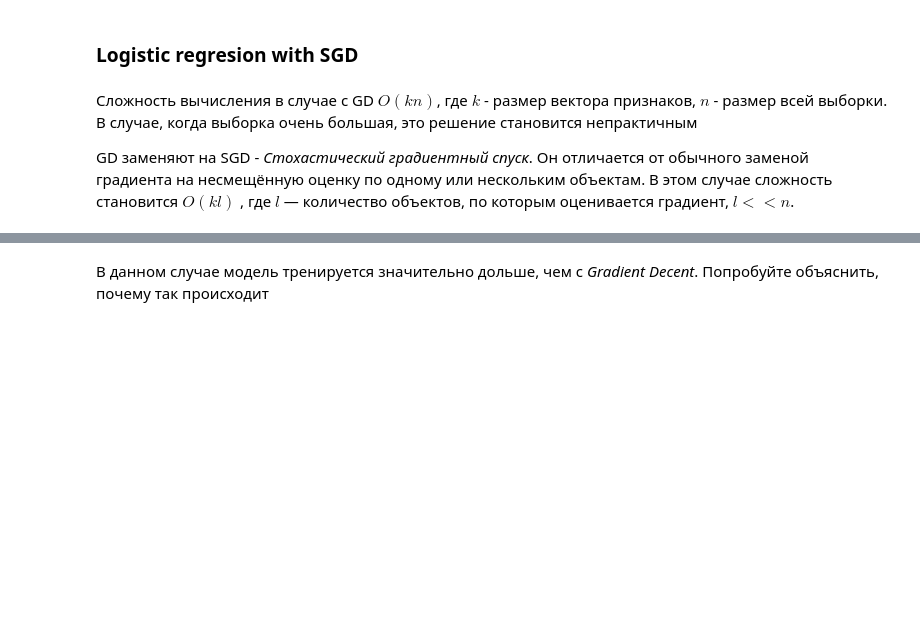
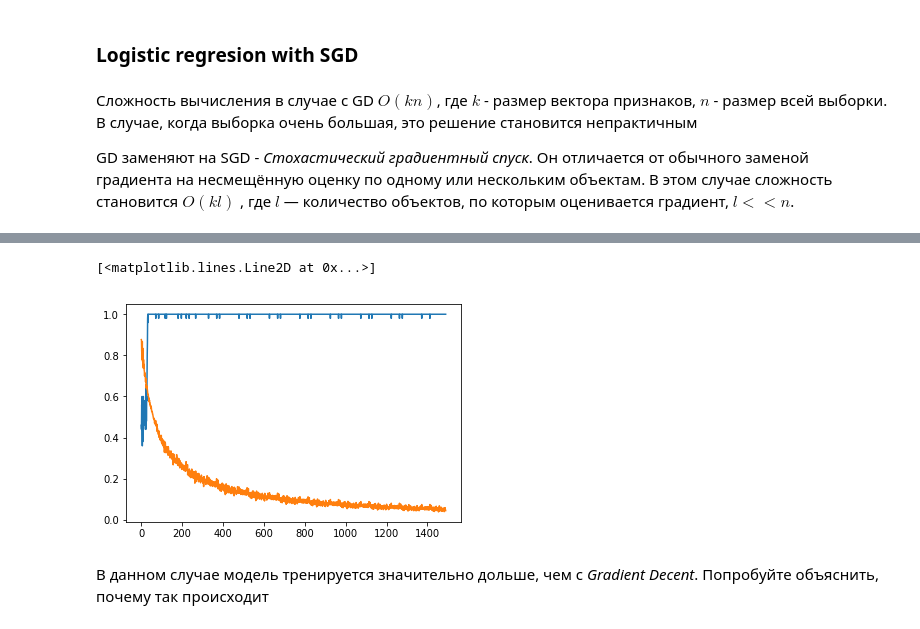
Before and after one commit to aogavrilov/deep_learning_2018-19, a Jupyter notebook: homeworks/[homework,prodv]OOP_and_optimization.ipynb, the cells around one changed output, grey strips where cells are left out. Cells and saved outputs as stored; diff of their text form; code cells hidden in the pictures; blank space fills up the shorter version.

```diff
--- a/homeworks/[homework,prodv]OOP_and_optimization.ipynb
+++ b/homeworks/[homework,prodv]OOP_and_optimization.ipynb
@@ -379,10 +377,3 @@ class LogisticRegressionGD:
             accs.append(acc)
 
         return accs, losses
-# %%
-from sklearn.linear_model import LogisticRegression
-model = LogisticRegressionGD()
-model2 = LogisticRegression(C = 1e-10)
-model2.fit(X_train, y_train)
-accs, losses = model.fit(X_train, y_train)
-model2.get_params()
@@ -431,3 +407,7 @@ plt.show()
 В случае, когда выборка очень большая, это решение становится непрактичным
 
 GD заменяют на SGD - *Стохастический градиентный спуск*. Он отличается от обычного заменой градиента на несмещённую оценку по одному или нескольким объектам. В этом случае сложность становится  $O(kl)$ , где  $l$  — количество объектов, по которым оценивается градиент,  $l << n$.
+# %%
+X = np.array([[1, 2, 3], [6, 7, 3], [4, 5, 9]])
+y = np.array([100, 200, 300])
+(X, y)
@@ -434,5 +418,8 @@ GD заменяют на SGD - *Стохастический градиентн
 # %%
-def batch_generator(X, y, batch_size=100):
+def sigmoid(h):
+    return 1. / (1 + np.exp(-h))
+
+def batch_generator(X, y, batch_size=50):
     """
         Необходимо написать свой генератор батчей.
         Если вы не знаете, что такое генератор, то, возможно,
@@ -447,11 +434,13 @@ def batch_generator(X, y, batch_size=100):
     num_batches = num_samples // batch_size
     for i in range(num_batches-1):
         # Необходимо отдать batch_size обьектов и соответствующие им target
-        #YOUR_CODE
+        yield (X[batch_size * i : batch_size * (i + 1)], y[batch_size * i : batch_size * (i + 1)])
+
+
 
 class LogisticRegressionSGD:
     def __init__(self):
-        pass
+        self.W = None
 
     def __extend_X(self, X):
         """
@@ -461,7 +450,8 @@ class LogisticRegressionSGD:
             вычисления, т.е., вместо того, чтобы считать X@W + b
             можно было считать X_ext@W_ext
         """
-        #YOUR_CODE
+        return np.concatenate((np.ones((X.shape[0], 1)), X), axis = 1)
+
 
     def init_weights(self, input_size, output_size):
         """
@@ -471,7 +461,7 @@ class LogisticRegressionSGD:
             нормального распределения со средним 0 и стандартным отклонением 0.01
         """
         np.random.seed(42)
-        self.W = #YOUR_CODE
+        self.W = np.random.normal(0, 0.1, (input_size, output_size))
 
     def get_loss(self, p, y):
         """
@@ -479,7 +469,8 @@ class LogisticRegressionSGD:
             @param p: Вероятности принадлежности к классу 1
             @param y: Истинные метки
         """
-        #YOUR_CODE
+        return - 1 * np.mean(y * np.log(p) + (1 - y) * np.log(1 - p))
+
 
     def get_prob(self, X):
         """
@@ -489,14 +480,14 @@ class LogisticRegressionSGD:
         """
         if X.shape[1] != self.W.shape[0]:
             X = self.__extend_X(X)
-        #YOUR_CODE
+        return sigmoid(X @ self.W)
 
     def get_acc(self, p, y, threshold=0.5):
         """
             Данный метод вычисляет accuracy:
             acc = \frac{1}{len(y)}\sum_{i=1}^{len(y)}{I[y_i == (p_i >= threshold)]}
         """
-        #YOUR_CODE
+        return np.sum(y == (p >= threshold)) / len(y)
 
     def fit(self, X, y, num_epochs=10, lr=0.001):
 
@@ -510,8 +501,8 @@ class LogisticRegressionSGD:
             for X_, y_ in gen:
                 p = self.get_prob(X_)
 
-                W_grad = #YOUR_CODE
-                self.W -= #YOUR_CODE
+                W_grad = X_.T @ (p - y_) / len(y_)
+                self.W -= lr * W_grad
 
                 # необходимо для стабильности вычислений под логарифмом
                 p = np.clip(p, 1e-10, 1 - 1e-10)
@@ -531,3 +530,9 @@ accs, losses = model.fit(X_train, y_train)
+# %%
+plt.plot(accs)
+plt.plot(losses)
+# %% [output]
+[<matplotlib.lines.Line2D at 0x...>]
+[figure, added]
 # %% [markdown]
 В данном случае модель тренируется значительно дольше, чем c *Gradient Decent*. Попробуйте объяснить, почему так происходит
 # %% [markdown]
```
Also changed, not shown: parts of 7 cells of this notebook.
